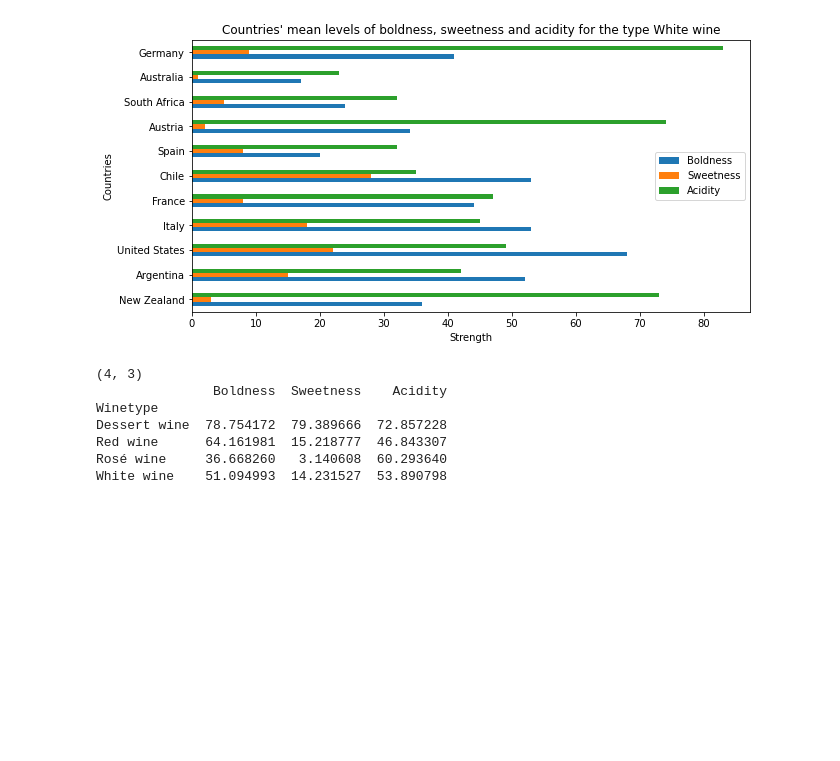
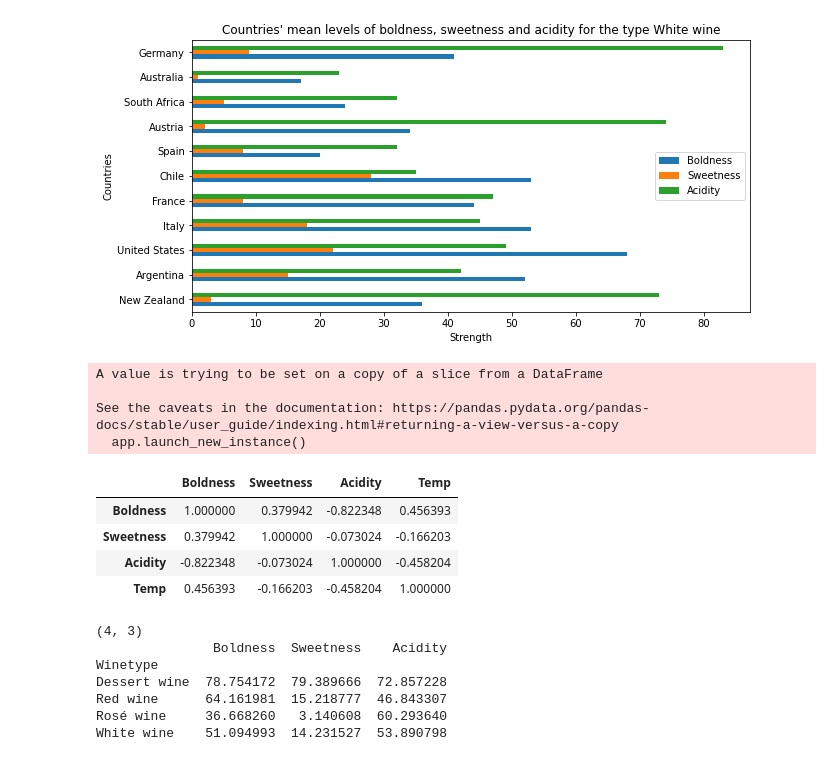
Before and after one commit to MathiasNoeClausen/pythonEksamen, a Jupyter notebook: 3d presentation notes.ipynb, the cells around one changed output. Cells and saved outputs as stored; diff of their text form; code cells hidden in the pictures; blank space fills up the shorter version.

```diff
--- a/3d presentation notes.ipynb
+++ b/3d presentation notes.ipynb
@@ -110,6 +110,40 @@ plot_notes(df)
 # %%
 #df = pd.read_csv('RedWineWithNotes.csv')
 #plot_notes(df)
+# %%
+temperature_dict = {'Argentina': 14.80, 'Chile': 8.45, 'Italy': 13.45, 'Austria': 6.35, 'Germany': 8.40,
+                    'Australia': 21.65, 'France': 10.70, 'New Zealand': 10.55, 'Portugal': 15.15,
+                    'South Africa': 18.75, 'Spain': 13.30, 'United States': 8.55}
+# %%
+list_of_country_dfs = []
+counts = appended_df['Country'].value_counts()
+ap_shaved = appended_df = appended_df[appended_df.isin(counts.index[counts >= 5]).values]
+
+for i in ap_shaved.columns[6:9]:
+    list_of_country_dfs.append(ap_shaved.groupby('Country')[i].mean())
+
+temp = list_of_country_dfs[0].to_frame().merge(list_of_country_dfs[1].to_frame(), on='Country')
+notes_by_country = temp.merge(list_of_country_dfs[2].to_frame(), on='Country')
+
+notes_by_country['Temp'] = 0
+
+for c in notes_by_country.index:
+    for key in temperature_dict:
+        if(c == key):
+            notes_by_country['Temp'][c] = temperature_dict[key]
+            #print(temperature_dict[key])
+
+notes_by_country.corr()
+# %% [output]
+A value is trying to be set on a copy of a slice from a DataFrame
+
+See the caveats in the documentation: https://pandas.pydata.org/pandas-docs/stable/user_guide/indexing.html#returning-a-view-versus-a-copy
+  app.launch_new_instance()
+|  | Boldness | Sweetness | Acidity | Temp |
+| Boldness | 1.000000 | 0.379942 | -0.822348 | 0.456393 |
+| Sweetness | 0.379942 | 1.000000 | -0.073024 | -0.166203 |
+| Acidity | -0.822348 | -0.073024 | 1.000000 | -0.458204 |
+| Temp | 0.456393 | -0.166203 | -0.458204 | 1.000000 |
 # %%
 list_of_dfs = []
 
```
Also changed, not shown: parts of 3 cells of this notebook, 6 other files.
